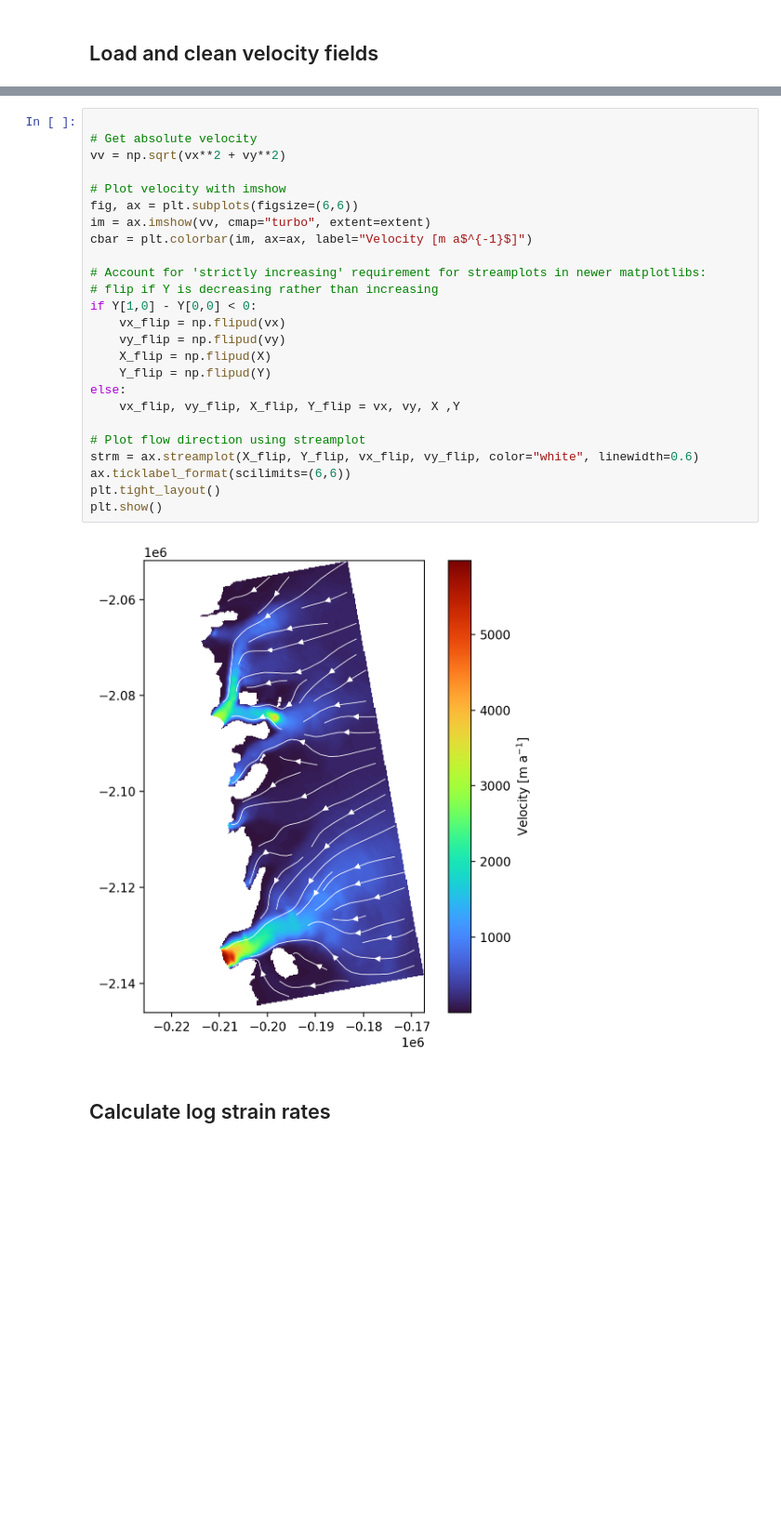
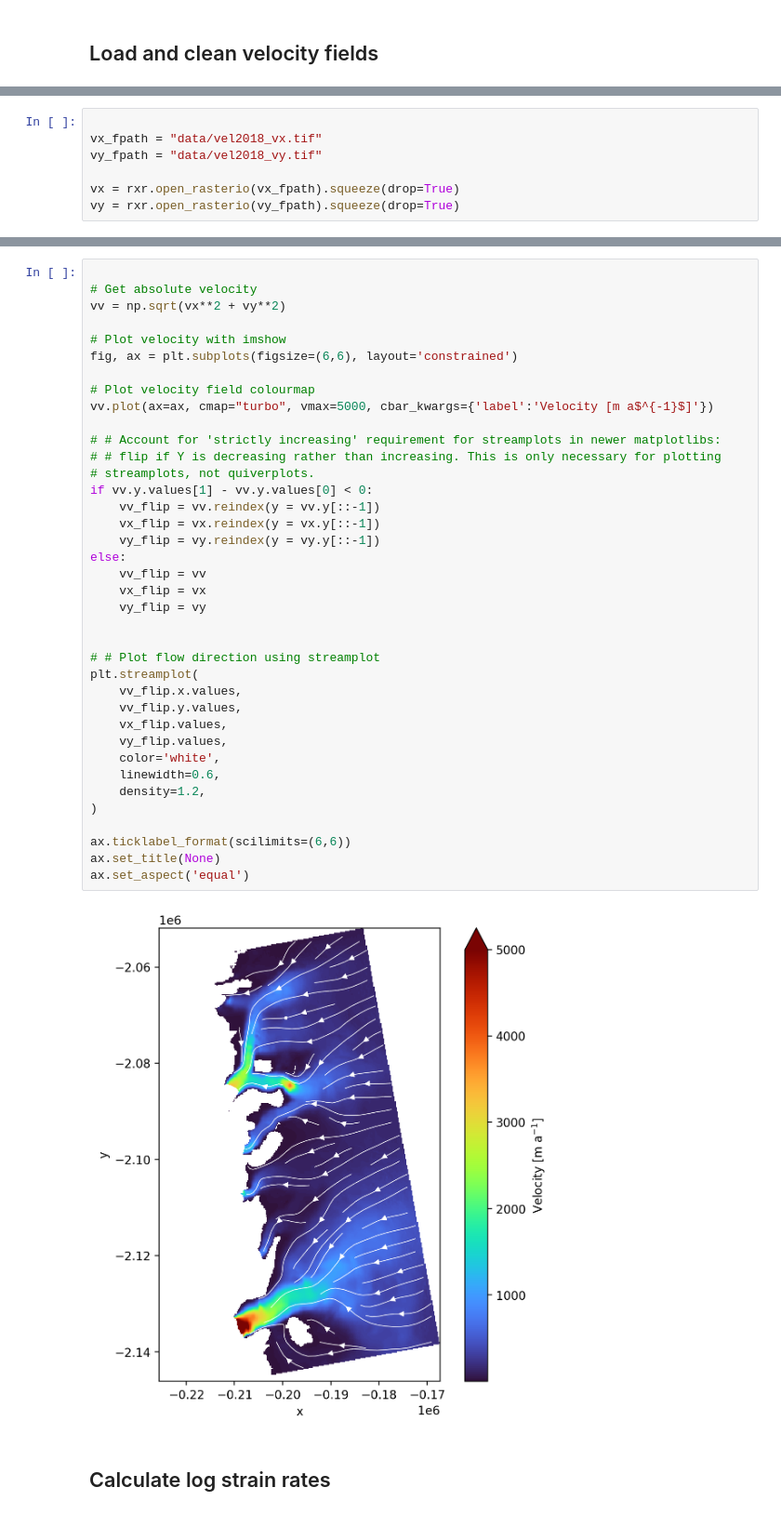
Before and after one commit to trchudley/glacier-strain-tools, a Jupyter notebook: example.ipynb, the cells around one changed output, grey strips where cells are left out. Shown at 93% size. Saved outputs shown, nothing was run; the diff lists cells and outputs as text; blank space fills up the shorter version.

```diff
--- a/example.ipynb
+++ b/example.ipynb
@@ -53,0 +30,7 @@ Visualise velocity...
+# %%
+
+vx_fpath = "data/vel2018_vx.tif"
+vy_fpath = "data/vel2018_vy.tif"
+
+vx = rxr.open_rasterio(vx_fpath).squeeze(drop=True)
+vy = rxr.open_rasterio(vy_fpath).squeeze(drop=True)
@@ -54,29 +41,42 @@ Visualise velocity...
 # %%
 
 # Get absolute velocity
 vv = np.sqrt(vx**2 + vy**2)
 
 # Plot velocity with imshow
-fig, ax = plt.subplots(figsize=(6,6))
-im = ax.imshow(vv, cmap="turbo", extent=extent)
-cbar = plt.colorbar(im, ax=ax, label="Velocity [m a$^{-1}$]")
+fig, ax = plt.subplots(figsize=(6,6), layout='constrained')
 
-# Account for 'strictly increasing' requirement for streamplots in newer matplotlibs:
-# flip if Y is decreasing rather than increasing
-if Y[1,0] - Y[0,0] < 0:
-    vx_flip = np.flipud(vx)
-    vy_flip = np.flipud(vy)
-    X_flip = np.flipud(X)
-    Y_flip = np.flipud(Y)
+# Plot velocity field colourmap
+vv.plot(ax=ax, cmap="turbo", vmax=5000, cbar_kwargs={'label':'Velocity [m a$^{-1}$]'})
+
+# # Account for 'strictly increasing' requirement for streamplots in newer matplotlibs:
+# # flip if Y is decreasing rather than increasing. This is only necessary for plotting
+# streamplots, not quiverplots.
+if vv.y.values[1] - vv.y.values[0] < 0:
+    vv_flip = vv.reindex(y = vv.y[::-1])
+    vx_flip = vx.reindex(y = vx.y[::-1])
+    vy_flip = vy.reindex(y = vy.y[::-1])
 else:
-    vx_flip, vy_flip, X_flip, Y_flip = vx, vy, X ,Y
+    vv_flip = vv
+    vx_flip = vx
+    vy_flip = vy
 
-# Plot flow direction using streamplot
-strm = ax.streamplot(X_flip, Y_flip, vx_flip, vy_flip, color="white", linewidth=0.6)
+
+# # Plot flow direction using streamplot
+plt.streamplot(
+    vv_flip.x.values,
+    vv_flip.y.values,
+    vx_flip.values,
+    vy_flip.values,
+    color='white',
+    linewidth=0.6,
+    density=1.2,
+)
+
 ax.ticklabel_format(scilimits=(6,6))
-plt.tight_layout()
-plt.show()
+ax.set_title(None)
+ax.set_aspect('equal')
 # %% [output]
-[figure, old version]
+[figure, new version]
 # %% [markdown]
 ## Calculate log strain rates
```
Also changed, not shown: parts of 25 cells of this notebook, 5 other files.
